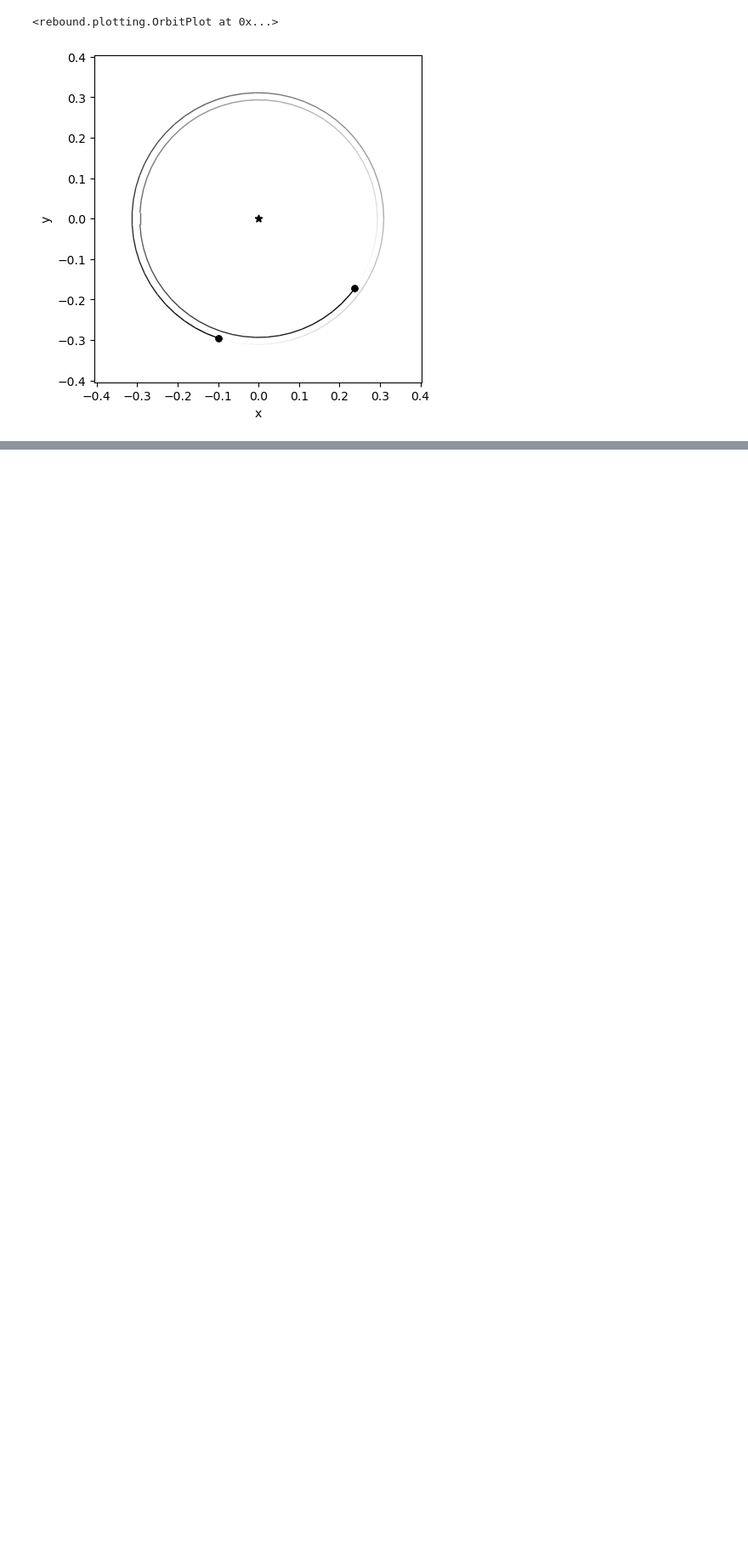
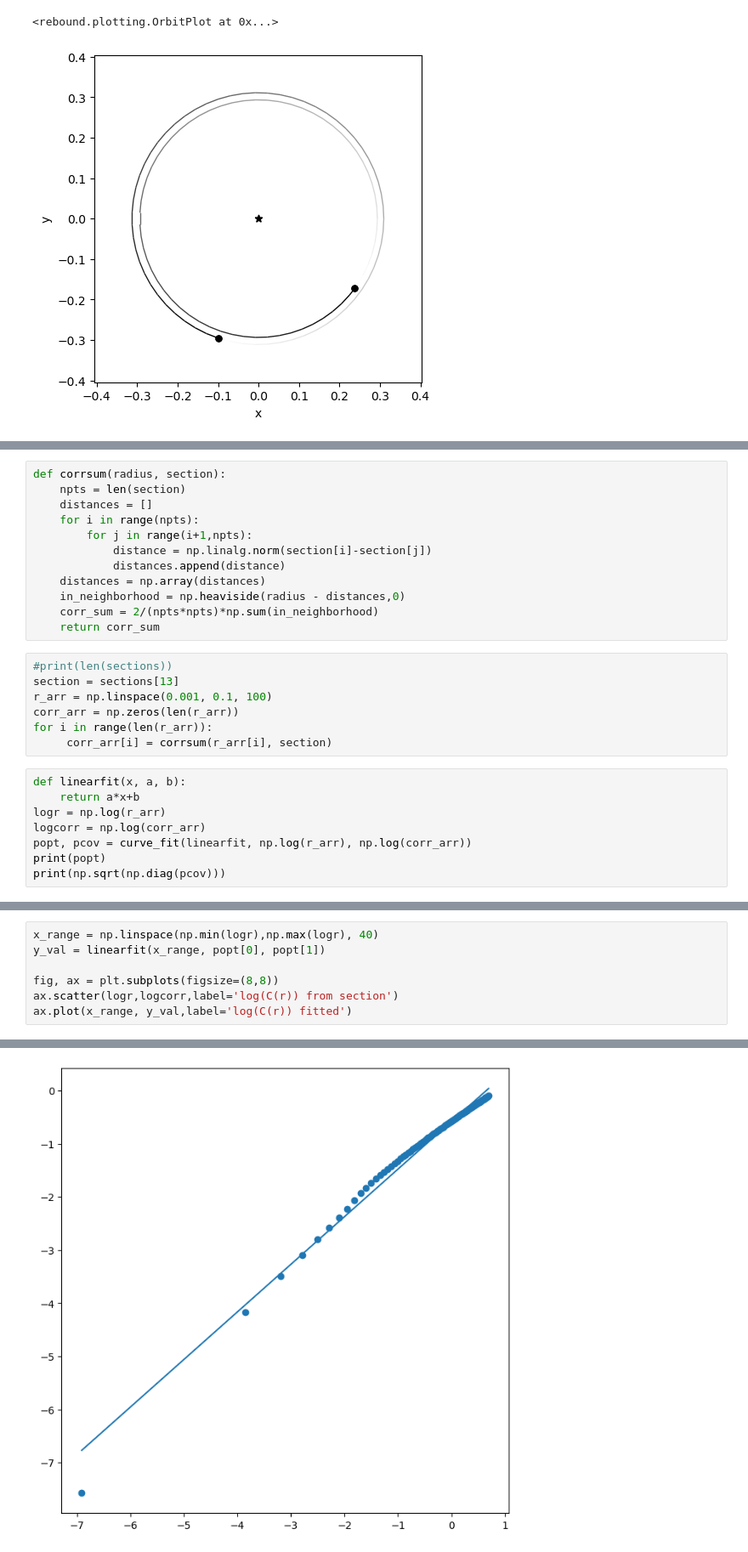
Before and after one commit to Supa-wich/3brproject, a Jupyter notebook: namouni_section_inoutpair.ipynb, the cells around one changed output, grey strips where cells are left out. Shown at 85% size. Saved outputs shown, nothing was run; the diff lists cells and outputs as text; blank space fills up the shorter version.

```diff
--- a/namouni_section_inoutpair.ipynb
+++ b/namouni_section_inoutpair.ipynb
@@ -636,0 +541,27 @@ def runmap_noapprox(I0, K0, phi0, lambda0, Nconj, order):
+# %%
+def corrsum(radius, section):
+    npts = len(section)
+    distances = []
+    for i in range(npts):
+        for j in range(i+1,npts):
+            distance = np.linalg.norm(section[i]-section[j])
+            distances.append(distance)
+    distances = np.array(distances)
+    in_neighborhood = np.heaviside(radius - distances,0)
+    corr_sum = 2/(npts*npts)*np.sum(in_neighborhood)
+    return corr_sum
+# %%
+#print(len(sections))
+section = sections[13]
+r_arr = np.linspace(0.001, 0.1, 100)
+corr_arr = np.zeros(len(r_arr))
+for i in range(len(r_arr)):
+     corr_arr[i] = corrsum(r_arr[i], section)
+# %%
+def linearfit(x, a, b):
+    return a*x+b
+logr = np.log(r_arr)
+logcorr = np.log(corr_arr)
+popt, pcov = curve_fit(linearfit, np.log(r_arr), np.log(corr_arr))
+print(popt)
+print(np.sqrt(np.diag(pcov)))
@@ -636,0 +571,8 @@ def runmap_noapprox(I0, K0, phi0, lambda0, Nconj, order):
+# %%
+x_range = np.linspace(np.min(logr),np.max(logr), 40)
+y_val = linearfit(x_range, popt[0], popt[1])
+
+fig, ax = plt.subplots(figsize=(8,8))
+ax.scatter(logr,logcorr,label='log(C(r)) from section')
+ax.plot(x_range, y_val,label='log(C(r)) fitted')
+# %% [output]
@@ -636,0 +580 @@ def runmap_noapprox(I0, K0, phi0, lambda0, Nconj, order):
+[figure, added]
```
Also changed, not shown: parts of 20 cells of this notebook.
